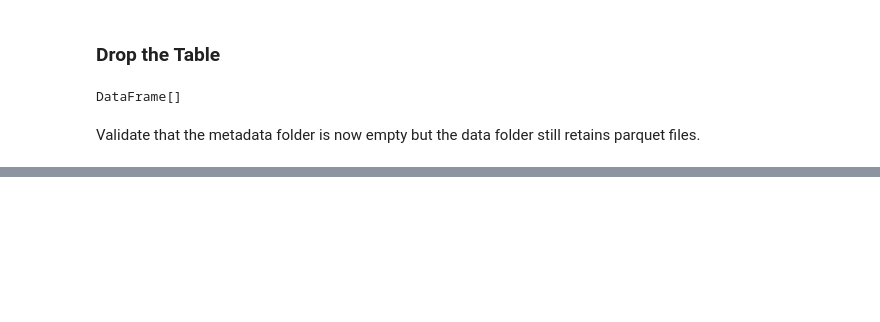
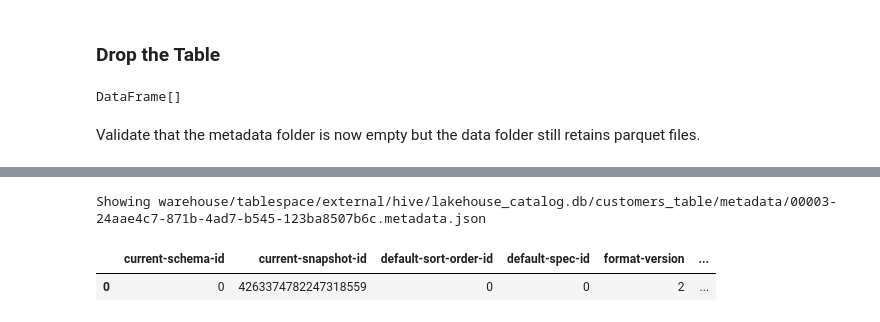
Before and after one commit to pdefusco/CDP_Lakehouse_ACE_HOL, a Jupyter notebook: cml/01_Iceberg_Architecture.ipynb, the cells around one changed output, grey strips where cells are left out. Drawn from its saved outputs; the diff is of its cells as text; code cells hidden in the pictures; blank space fills up the shorter version.

```diff
--- a/cml/01_Iceberg_Architecture.ipynb
+++ b/cml/01_Iceberg_Architecture.ipynb
@@ -447,0 +454,9 @@ Validate that the metadata folder is now empty but the data folder still retains
+# %%
+s3 = boto3.resource('s3')
+my_bucket = s3.Bucket("go01-demo")
+
+metadata_file_list = []
+
+for object_summary in my_bucket.objects.filter(Prefix="warehouse/tablespace/external/hive/lakehouse_catalog.db/customers_table/metadata"):
+    print(object_summary.key +"\n")
+    metadata_file_list.append(object_summary.key)
@@ -447,0 +481,7 @@ Validate that the metadata folder is now empty but the data folder still retains
+# %%
+print("Showing " + metadata_file_list[3])
+spark.read.option("multiline","true").json("s3a://go01-demo/" + metadata_file_list[3]).toPandas()
+# %% [output]
+Showing warehouse/tablespace/external/hive/lakehouse_catalog.db/customers_table/metadata/00003-24aae4c7-871b-4ad7-b545-123ba8507b6c.metadata.json
+|  | current-schema-id | current-snapshot-id | default-sort-order-id | default-spec-id | format-version | ... |
+| 0 | 0 | 4263374782247318559 | 0 | 0 | 2 | ... |
```
Also changed, not shown: parts of 25 cells of this notebook, 4 other files.
